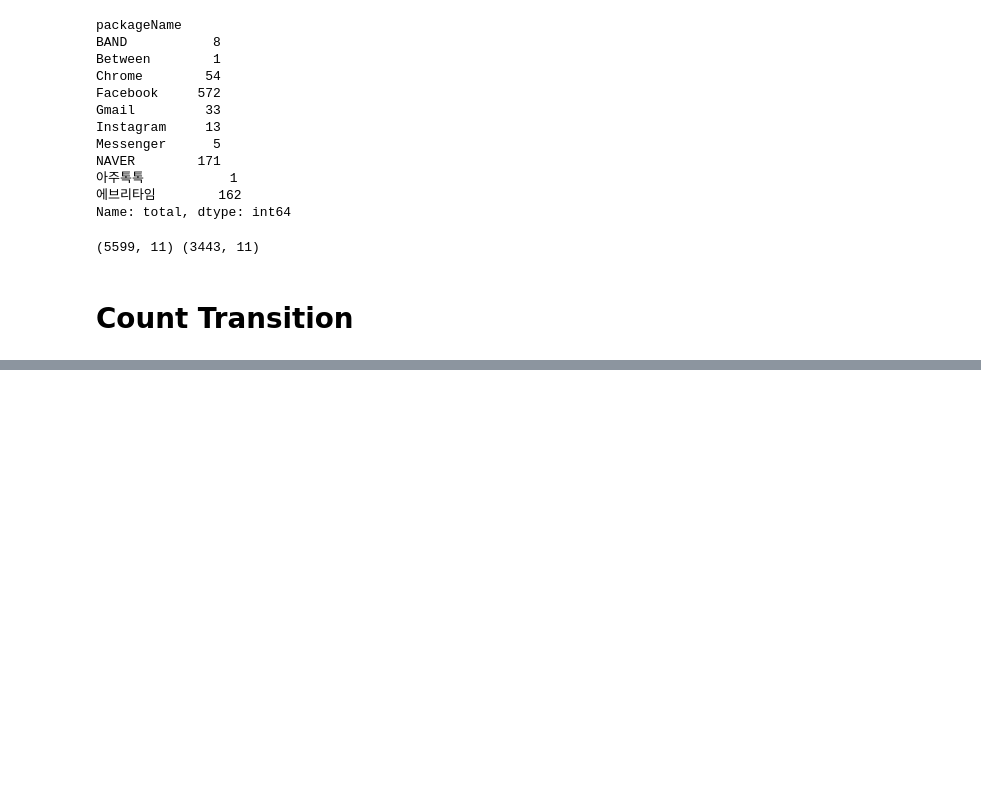
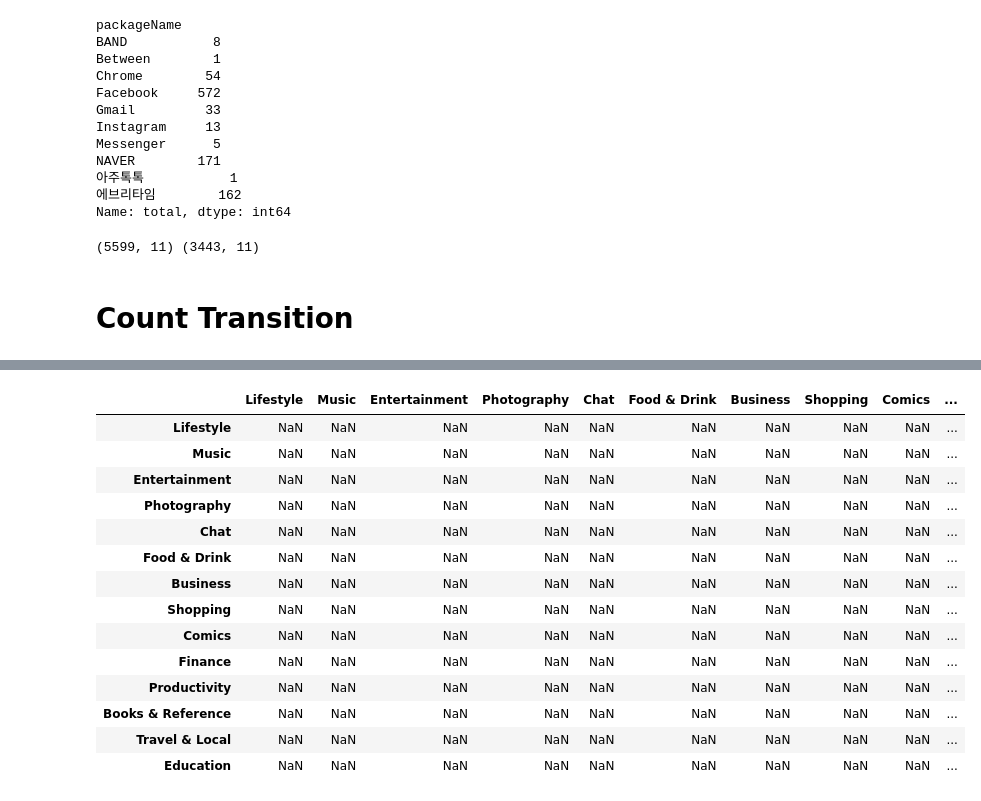
Before and after one commit to sy2399/Smartphone_Analysis, a Jupyter notebook: Code/02.Feature Extraction/Graph.ipynb, the cells around one changed output, grey strips where cells are left out. Saved outputs shown, nothing was run; the diff lists cells and outputs as text; code cells hidden in the pictures; blank space fills up the shorter version.

```diff
--- a/Code/02.Feature Extraction/Graph.ipynb
+++ b/Code/02.Feature Extraction/Graph.ipynb
@@ -95,0 +109,19 @@ for cat in list(set(app_sub['category'])):
+# %%
+trans_df = pd.DataFrame(index = cat_list, columns = cat_list )
+trans_df
+# %% [output]
+|  | Lifestyle | Music | Entertainment | Photography | Chat | Food & Drink | Business | Shopping | Comics | ... |
+| Lifestyle | NaN | NaN | NaN | NaN | NaN | NaN | NaN | NaN | NaN | ... |
+| Music | NaN | NaN | NaN | NaN | NaN | NaN | NaN | NaN | NaN | ... |
+| Entertainment | NaN | NaN | NaN | NaN | NaN | NaN | NaN | NaN | NaN | ... |
+| Photography | NaN | NaN | NaN | NaN | NaN | NaN | NaN | NaN | NaN | ... |
+| Chat | NaN | NaN | NaN | NaN | NaN | NaN | NaN | NaN | NaN | ... |
+| Food & Drink | NaN | NaN | NaN | NaN | NaN | NaN | NaN | NaN | NaN | ... |
+| Business | NaN | NaN | NaN | NaN | NaN | NaN | NaN | NaN | NaN | ... |
+| Shopping | NaN | NaN | NaN | NaN | NaN | NaN | NaN | NaN | NaN | ... |
+| Comics | NaN | NaN | NaN | NaN | NaN | NaN | NaN | NaN | NaN | ... |
+| Finance | NaN | NaN | NaN | NaN | NaN | NaN | NaN | NaN | NaN | ... |
+| Productivity | NaN | NaN | NaN | NaN | NaN | NaN | NaN | NaN | NaN | ... |
+| Books & Reference | NaN | NaN | NaN | NaN | NaN | NaN | NaN | NaN | NaN | ... |
+| Travel & Local | NaN | NaN | NaN | NaN | NaN | NaN | NaN | NaN | NaN | ... |
+| Education | NaN | NaN | NaN | NaN | NaN | NaN | NaN | NaN | NaN | ... |
```
Also changed, not shown: parts of 5 cells of this notebook.
